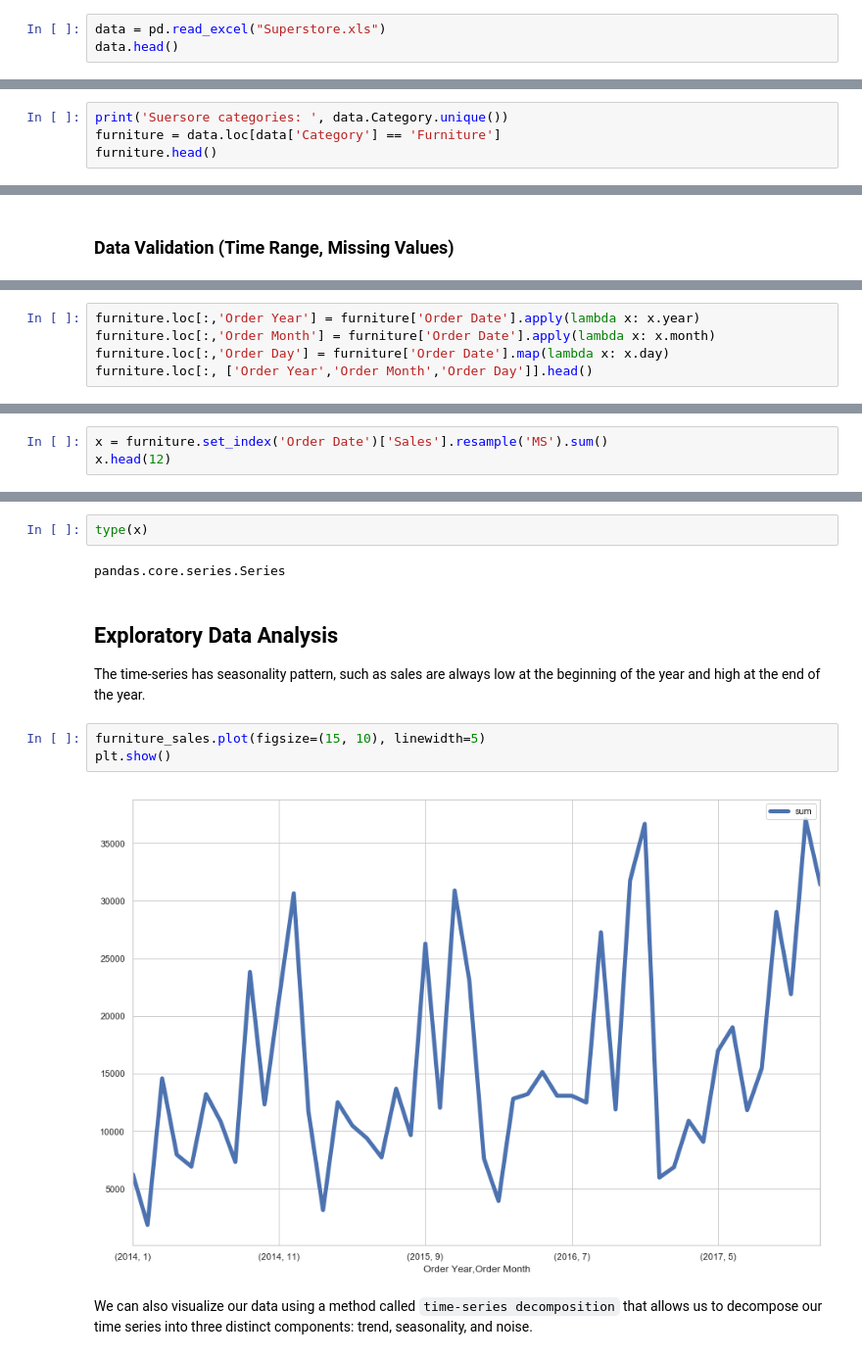
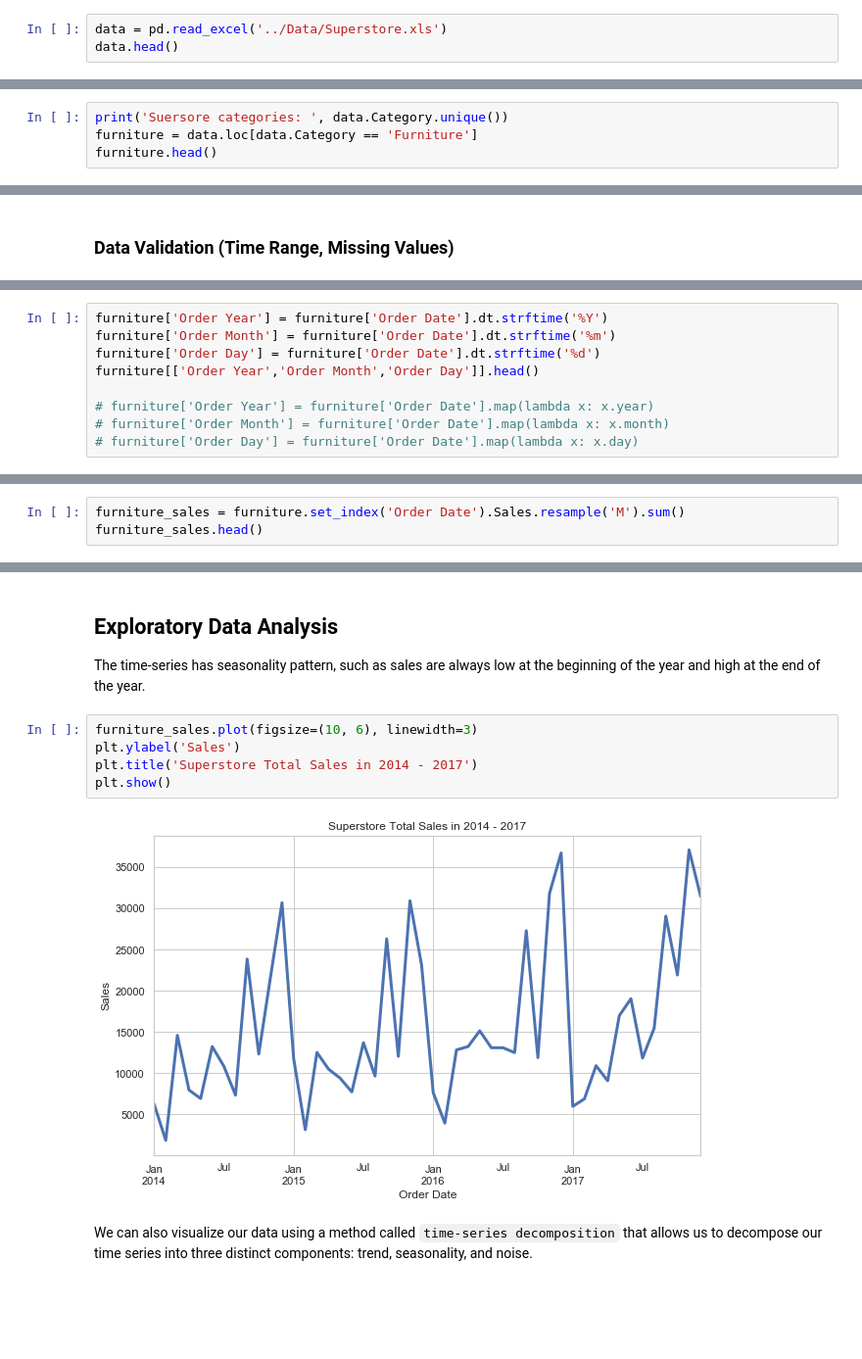
Before and after one commit to Jay4869/Data-Science, a Jupyter notebook: Time Series/Time Series Analysis in statsmodels.ipynb, the cells around one changed output, grey strips where cells are left out. Shown at 98% size. Cells and saved outputs as stored; diff of their text form; blank space fills up the shorter version.

```diff
--- a/Time Series/Time Series Analysis in statsmodels.ipynb
+++ b/Time Series/Time Series Analysis in statsmodels.ipynb
@@ -14,7 +14,7 @@ sns.set(style="whitegrid")
 # %% [markdown]
 ## Loading Superstore Sales Data
 # %%
-data = pd.read_excel("Superstore.xls")
+data = pd.read_excel('../Data/Superstore.xls')
 data.head()
 # %% [output]
 |  | Row ID | Order ID | Order Date | Ship Date | Ship Mode | Customer ID | Customer Name | Segment | Country | ... |
@@ -33,6 +36,6 @@ First thing first, there are several categories in the Superstore sales data, we
 # %%
 print('Suersore categories: ', data.Category.unique())
-furniture = data.loc[data['Category'] == 'Furniture']
+furniture = data.loc[data.Category == 'Furniture']
 furniture.head()
 # %% [output]
 Suersore categories:  ['Furniture' 'Office Supplies' 'Technology']
@@ -80,8 +67,12 @@ The `map()` method only works on a pandas series where type of operation to be a
 # %%
-furniture.loc[:,'Order Year'] = furniture['Order Date'].apply(lambda x: x.year)
-furniture.loc[:,'Order Month'] = furniture['Order Date'].apply(lambda x: x.month)
-furniture.loc[:,'Order Day'] = furniture['Order Date'].map(lambda x: x.day)
-furniture.loc[:, ['Order Year','Order Month','Order Day']].head()
+furniture['Order Year'] = furniture['Order Date'].dt.strftime('%Y')
+furniture['Order Month'] = furniture['Order Date'].dt.strftime('%m')
+furniture['Order Day'] = furniture['Order Date'].dt.strftime('%d')
+furniture[['Order Year','Order Month','Order Day']].head()
+
+# furniture['Order Year'] = furniture['Order Date'].map(lambda x: x.year)
+# furniture['Order Month'] = furniture['Order Date'].map(lambda x: x.month)
+# furniture['Order Day'] = furniture['Order Date'].map(lambda x: x.day)
 # %% [output]
 A value is trying to be set on a copy of a slice from a DataFrame.
 Try using .loc[row_indexer,col_indexer] = value instead
@@ -126,5 +115,5 @@ furniture_sales.head(12)
 # %%
-x = furniture.set_index('Order Date')['Sales'].resample('MS').sum()
-x.head(12)
+furniture_sales = furniture.set_index('Order Date').Sales.resample('M').sum()
+furniture_sales.head()
 # %% [output]
 Order Date
@@ -144,16 +126,14 @@ Freq: MS, Name: Sales, dtype: float64
-# %%
-type(x)
-# %% [output]
-pandas.core.series.Series
 # %% [markdown]
 ## Exploratory Data Analysis
 
 The time-series has seasonality pattern, such as sales are always low at the beginning of the year and high at the end of the year.
 # %%
-furniture_sales.plot(figsize=(15, 10), linewidth=5)
+furniture_sales.plot(figsize=(10, 6), linewidth=3)
+plt.ylabel('Sales')
+plt.title('Superstore Total Sales in 2014 - 2017')
 plt.show()
 # %% [output]
-[figure, old version]
+[figure, new version]
 # %% [markdown]
 We can also visualize our data using a method called `time-series decomposition` that allows us to decompose our time series into three distinct components: trend, seasonality, and noise.
 # %%
```
Also changed, not shown: parts of 26 cells of this notebook.
